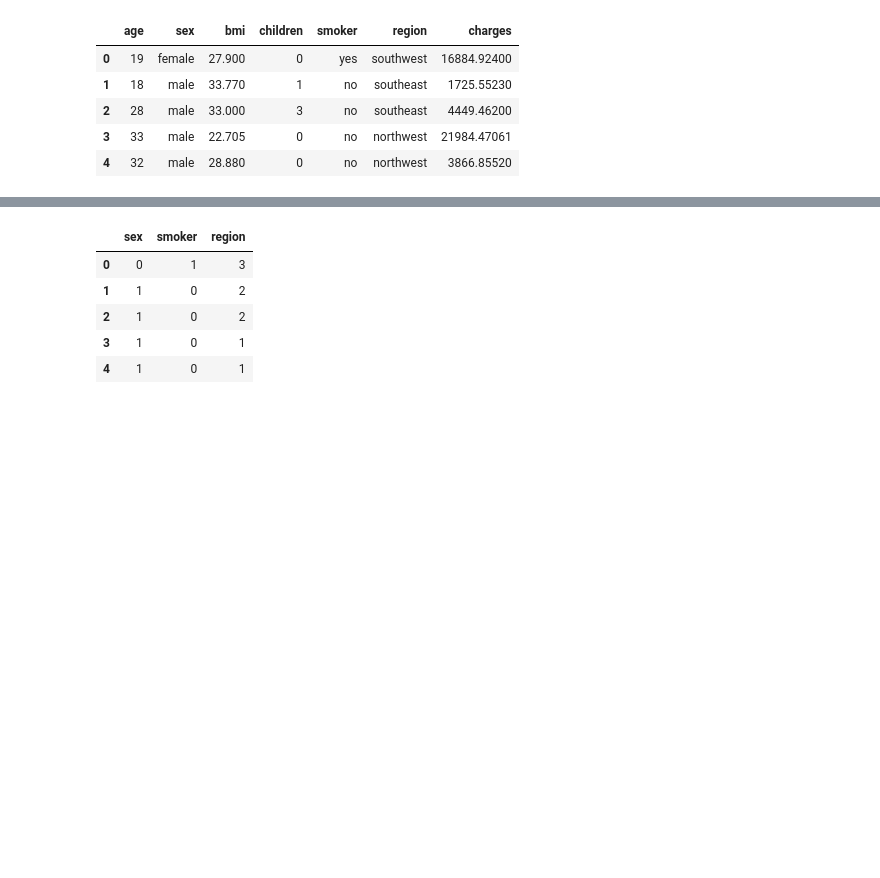
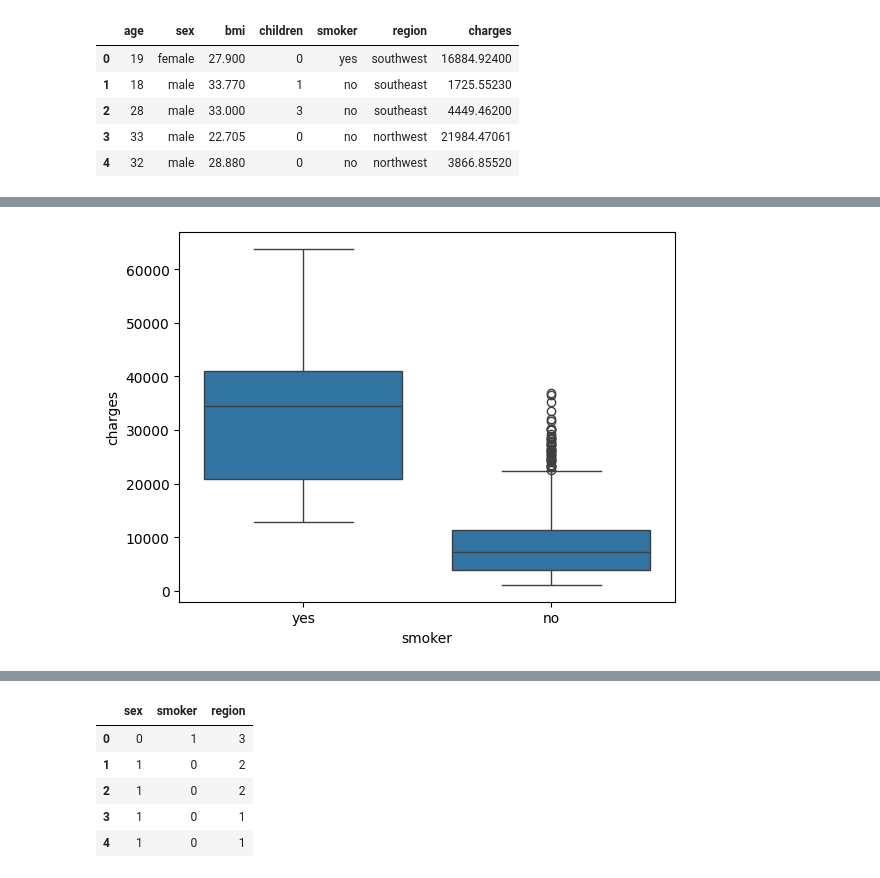
Before and after one commit to JulianSanchez1/Linear-Regression, a Jupyter notebook: src/explore.ipynb, the cells around one changed output, grey strips where cells are left out. Drawn from its saved outputs; the diff is of its cells as text; code cells hidden in the pictures; blank space fills up the shorter version.

```diff
--- a/src/explore.ipynb
+++ b/src/explore.ipynb
@@ -30,0 +81,5 @@ df.head()
+# %%
+sns.boxplot(x='smoker', y='charges', data=df)
+plt.show()
+# %% [output]
+[figure, added]
```
Also changed, not shown: parts of 17 cells of this notebook.
